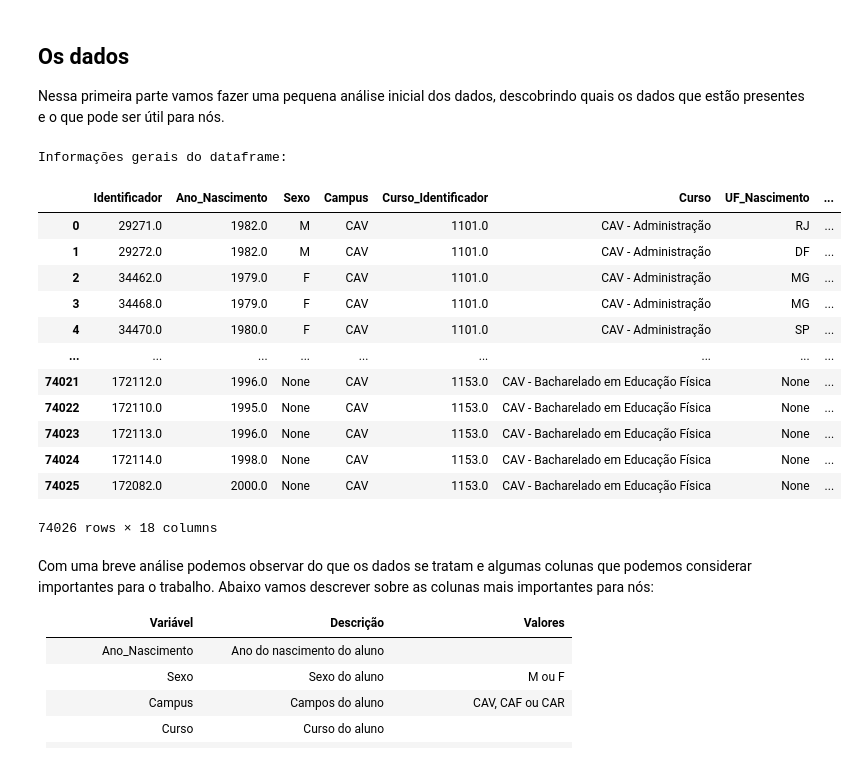
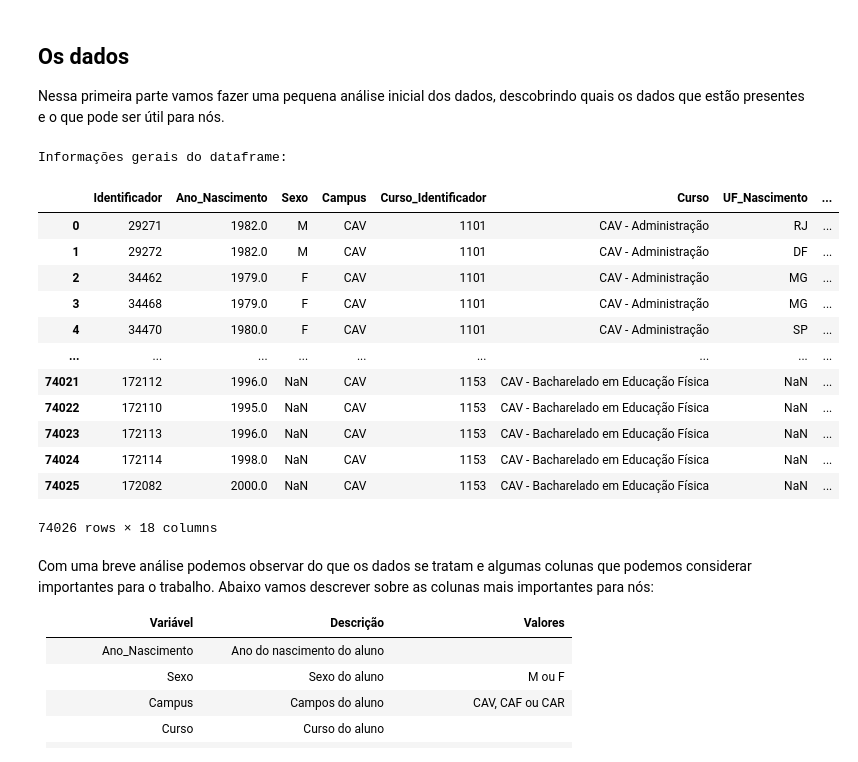
Before and after one commit to viniciusAAferreira/Projeto-Ciencia-de-Dados, a Jupyter notebook: trabalho_ccf425.ipynb, the cells around one changed output. Cells and saved outputs as stored; diff of their text form; code cells hidden in the pictures.

```diff
--- a/trabalho_ccf425.ipynb
+++ b/trabalho_ccf425.ipynb
@@ -40,26 +37,26 @@ Mounted at /content/drive
 Nessa primeira parte vamos fazer uma pequena análise inicial dos dados, descobrindo quais os dados que estão presentes e o que pode ser útil para nós.
 # %%
 # cria o dataframe com os dados do arquivo
-#df = pd.read_excel('Dados de estudantes da UFV - 2022-12-12 (1).ods', engine='odf')
-df = read_ods('/content/drive/MyDrive/CCF425/Dados de estudantes da UFV - 2022-12-12.ods', 1)
+df = pd.read_excel('Dados de estudantes da UFV - 2022-12-12 (2).ods')
+#df = read_ods('/content/drive/MyDrive/CCF425/Dados de estudantes da UFV - 2022-12-12.ods', 1)
 #df = read_ods('/content/Dados de estudantes da UFV - 2022-12-12.ods', 1)
 
 print('Informações gerais do dataframe:')
 df
 # %% [output]
 Informações gerais do dataframe:
 |  | Identificador | Ano_Nascimento | Sexo | Campus | Curso_Identificador | Curso | UF_Nascimento | ... |
-| 0 | 29271.0 | 1982.0 | M | CAV | 1101.0 | CAV - Administração | RJ | ... |
-| 1 | 29272.0 | 1982.0 | M | CAV | 1101.0 | CAV - Administração | DF | ... |
-| 2 | 34462.0 | 1979.0 | F | CAV | 1101.0 | CAV - Administração | MG | ... |
-| 3 | 34468.0 | 1979.0 | F | CAV | 1101.0 | CAV - Administração | MG | ... |
-| 4 | 34470.0 | 1980.0 | F | CAV | 1101.0 | CAV - Administração | SP | ... |
+| 0 | 29271 | 1982.0 | M | CAV | 1101 | CAV - Administração | RJ | ... |
+| 1 | 29272 | 1982.0 | M | CAV | 1101 | CAV - Administração | DF | ... |
+| 2 | 34462 | 1979.0 | F | CAV | 1101 | CAV - Administração | MG | ... |
+| 3 | 34468 | 1979.0 | F | CAV | 1101 | CAV - Administração | MG | ... |
+| 4 | 34470 | 1980.0 | F | CAV | 1101 | CAV - Administração | SP | ... |
 | ... | ... | ... | ... | ... | ... | ... | ... | ... |
-| 74021 | 172112.0 | 1996.0 | None | CAV | 1153.0 | CAV - Bacharelado em Educação Física | None | ... |
-| 74022 | 172110.0 | 1995.0 | None | CAV | 1153.0 | CAV - Bacharelado em Educação Física | None | ... |
-| 74023 | 172113.0 | 1996.0 | None | CAV | 1153.0 | CAV - Bacharelado em Educação Física | None | ... |
-| 74024 | 172114.0 | 1998.0 | None | CAV | 1153.0 | CAV - Bacharelado em Educação Física | None | ... |
-| 74025 | 172082.0 | 2000.0 | None | CAV | 1153.0 | CAV - Bacharelado em Educação Física | None | ... |
+| 74021 | 172112 | 1996.0 | NaN | CAV | 1153 | CAV - Bacharelado em Educação Física | NaN | ... |
+| 74022 | 172110 | 1995.0 | NaN | CAV | 1153 | CAV - Bacharelado em Educação Física | NaN | ... |
+| 74023 | 172113 | 1996.0 | NaN | CAV | 1153 | CAV - Bacharelado em Educação Física | NaN | ... |
+| 74024 | 172114 | 1998.0 | NaN | CAV | 1153 | CAV - Bacharelado em Educação Física | NaN | ... |
+| 74025 | 172082 | 2000.0 | NaN | CAV | 1153 | CAV - Bacharelado em Educação Física | NaN | ... |
 74026 rows × 18 columns
 # %%
 df.info()
```
Also changed, not shown: parts of 4 cells of this notebook.
